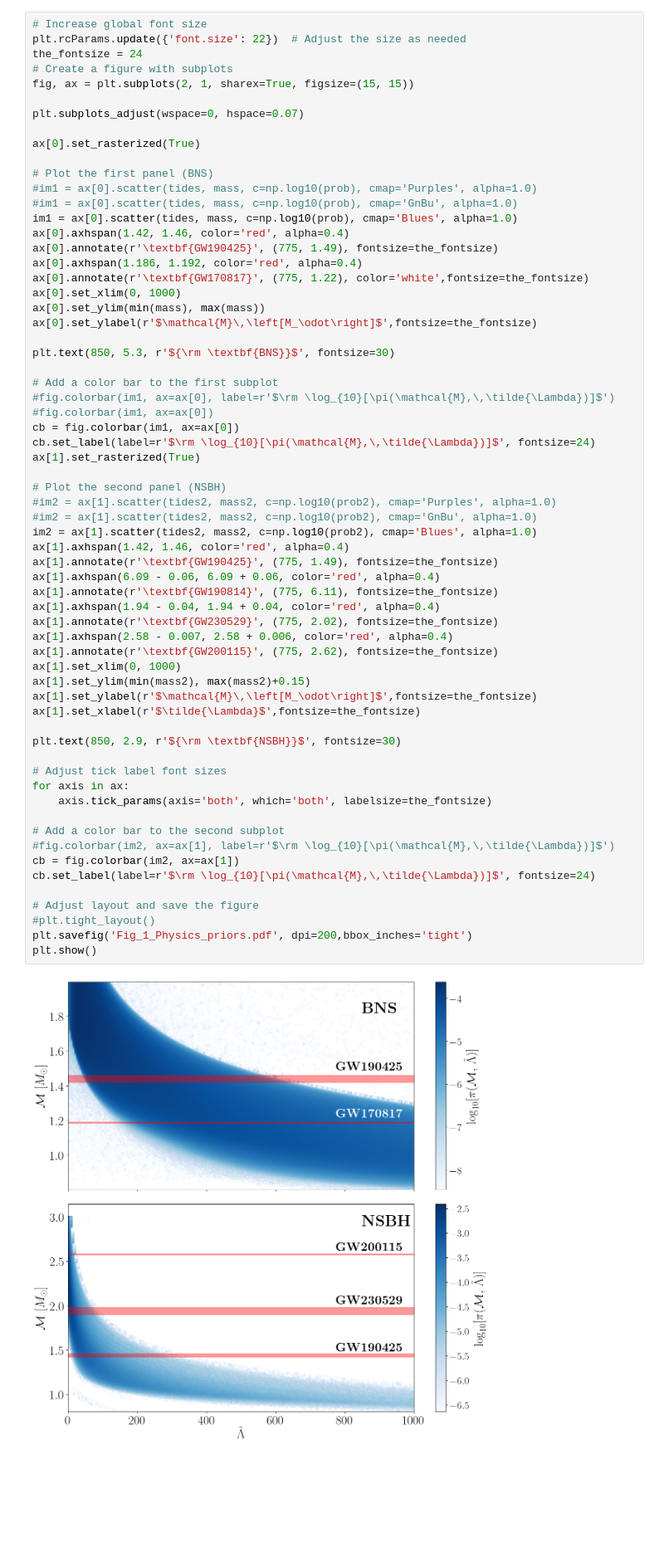
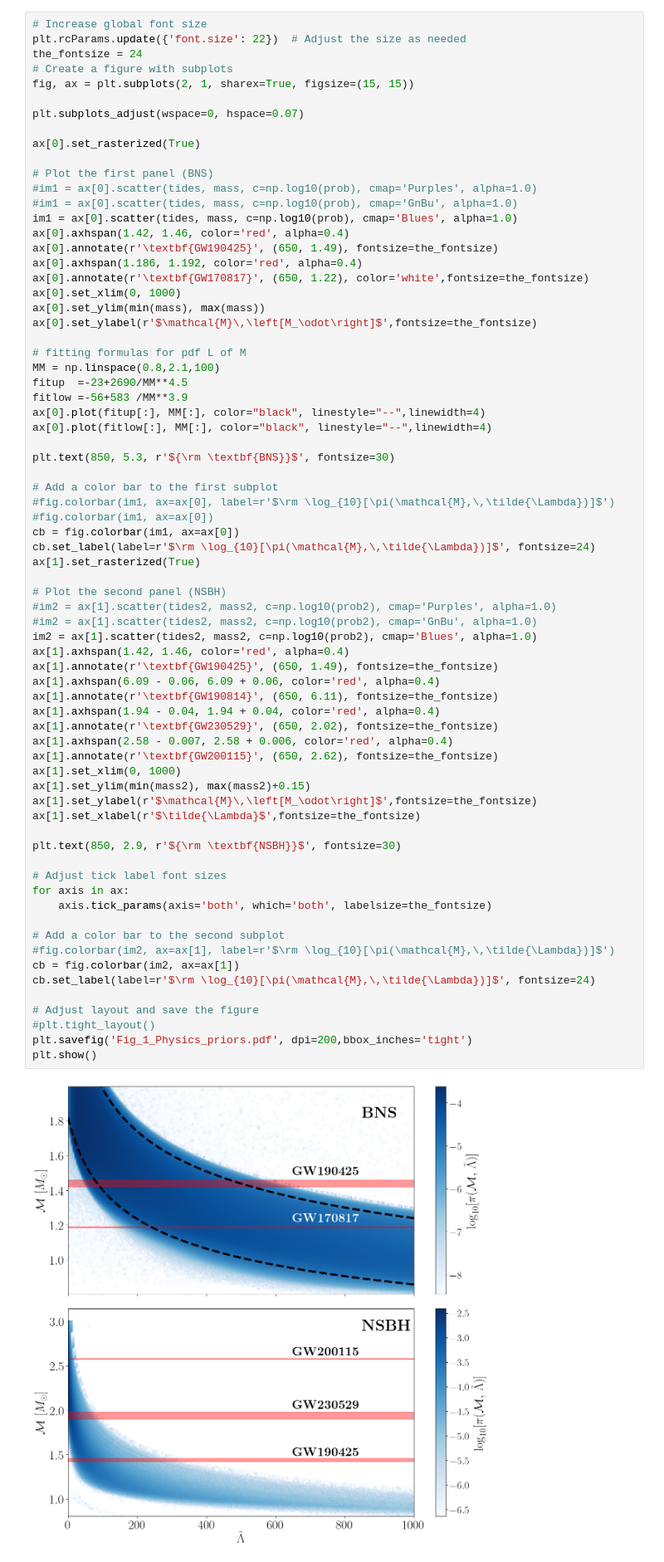
Before and after one commit to EckerChristian/MCLambdaBHNS, a Jupyter notebook: plotting_code/Fig_1_Plot_BNS_NSBH_priors.ipynb, the cells around one changed output. Shown at 83% size. Drawn from its saved outputs; the diff is of its cells as text; blank space fills up the shorter version.

```diff
--- a/plotting_code/Fig_1_Plot_BNS_NSBH_priors.ipynb
+++ b/plotting_code/Fig_1_Plot_BNS_NSBH_priors.ipynb
@@ -128,12 +135,19 @@ ax[0].set_rasterized(True)
 #im1 = ax[0].scatter(tides, mass, c=np.log10(prob), cmap='GnBu', alpha=1.0)
 im1 = ax[0].scatter(tides, mass, c=np.log10(prob), cmap='Blues', alpha=1.0)
 ax[0].axhspan(1.42, 1.46, color='red', alpha=0.4)
-ax[0].annotate(r'\textbf{GW190425}', (775, 1.49), fontsize=the_fontsize)
+ax[0].annotate(r'\textbf{GW190425}', (650, 1.49), fontsize=the_fontsize)
 ax[0].axhspan(1.186, 1.192, color='red', alpha=0.4)
-ax[0].annotate(r'\textbf{GW170817}', (775, 1.22), color='white',fontsize=the_fontsize)
+ax[0].annotate(r'\textbf{GW170817}', (650, 1.22), color='white',fontsize=the_fontsize)
 ax[0].set_xlim(0, 1000)
 ax[0].set_ylim(min(mass), max(mass))
 ax[0].set_ylabel(r'$\mathcal{M}\,\left[M_\odot\right]$',fontsize=the_fontsize)
+
+# fitting formulas for pdf L of M
+MM = np.linspace(0.8,2.1,100)
+fitup  =-23+2690/MM**4.5
+fitlow =-56+583 /MM**3.9
+ax[0].plot(fitup[:], MM[:], color="black", linestyle="--",linewidth=4)
+ax[0].plot(fitlow[:], MM[:], color="black", linestyle="--",linewidth=4)
 
 plt.text(850, 5.3, r'${\rm \textbf{BNS}}$', fontsize=30)
 
@@ -146,35 +160,35 @@ ax[1].set_rasterized(True)
 
 # Plot the second panel (NSBH)
 #im2 = ax[1].scatter(tides2, mass2, c=np.log10(prob2), cmap='Purples', alpha=1.0)
 #im2 = ax[1].scatter(tides2, mass2, c=np.log10(prob2), cmap='GnBu', alpha=1.0)
 im2 = ax[1].scatter(tides2, mass2, c=np.log10(prob2), cmap='Blues', alpha=1.0)
 ax[1].axhspan(1.42, 1.46, color='red', alpha=0.4)
-ax[1].annotate(r'\textbf{GW190425}', (775, 1.49), fontsize=the_fontsize)
+ax[1].annotate(r'\textbf{GW190425}', (650, 1.49), fontsize=the_fontsize)
 ax[1].axhspan(6.09 - 0.06, 6.09 + 0.06, color='red', alpha=0.4)
-ax[1].annotate(r'\textbf{GW190814}', (775, 6.11), fontsize=the_fontsize)
+ax[1].annotate(r'\textbf{GW190814}', (650, 6.11), fontsize=the_fontsize)
 ax[1].axhspan(1.94 - 0.04, 1.94 + 0.04, color='red', alpha=0.4)
-ax[1].annotate(r'\textbf{GW230529}', (775, 2.02), fontsize=the_fontsize)
+ax[1].annotate(r'\textbf{GW230529}', (650, 2.02), fontsize=the_fontsize)
 ax[1].axhspan(2.58 - 0.007, 2.58 + 0.006, color='red', alpha=0.4)
-ax[1].annotate(r'\textbf{GW200115}', (775, 2.62), fontsize=the_fontsize)
+ax[1].annotate(r'\textbf{GW200115}', (650, 2.62), fontsize=the_fontsize)
 ax[1].set_xlim(0, 1000)
 ax[1].set_ylim(min(mass2), max(mass2)+0.15)
 ax[1].set_ylabel(r'$\mathcal{M}\,\left[M_\odot\right]$',fontsize=the_fontsize)
 ax[1].set_xlabel(r'$\tilde{\Lambda}$',fontsize=the_fontsize)
 
 plt.text(850, 2.9, r'${\rm \textbf{NSBH}}$', fontsize=30)
 
 # Adjust tick label font sizes
 for axis in ax:
     axis.tick_params(axis='both', which='both', labelsize=the_fontsize)
 
 # Add a color bar to the second subplot
 #fig.colorbar(im2, ax=ax[1], label=r'$\rm \log_{10}[\pi(\mathcal{M},\,\tilde{\Lambda})]$')
 cb = fig.colorbar(im2, ax=ax[1])
 cb.set_label(label=r'$\rm \log_{10}[\pi(\mathcal{M},\,\tilde{\Lambda})]$', fontsize=24)
 
 # Adjust layout and save the figure
 #plt.tight_layout()
 plt.savefig('Fig_1_Physics_priors.pdf', dpi=200,bbox_inches='tight')
 plt.show()
 # %% [output]
-[figure, old version]
+[figure, new version]
```
Also changed, not shown: parts of 1 cell of this notebook, 3 other files.
